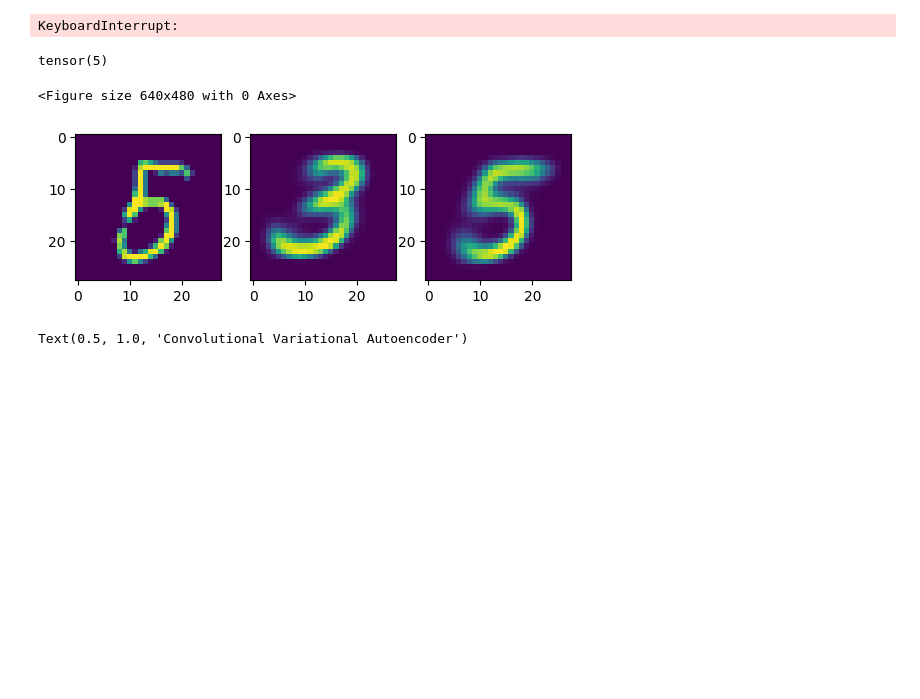
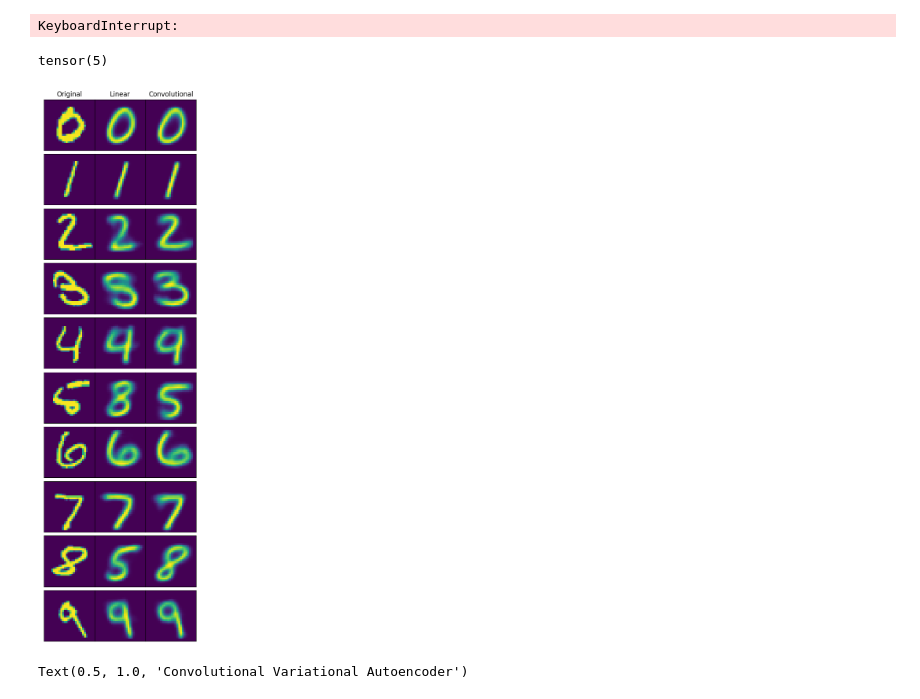
Before and after one commit to stojl/pml_exam, a Jupyter notebook: main.ipynb, the cells around one changed output. Drawn from its saved outputs; the diff is of its cells as text; code cells hidden in the pictures; blank space fills up the shorter version.

```diff
--- a/main.ipynb
+++ b/main.ipynb
@@ -55,31 +55,46 @@ from TrainedVAE import TrainedConvVAE
 import torch
 import numpy
 import matplotlib.pyplot as plt
-# %%
-ttest = nn.MaxPool2d(1)
-
-import TrainedVAE
-train_loader, test_loader = dataloader.setup_data_loaders(batch_size=100, use_cuda=False)
-inputs, classes = next(iter(test_loader))
-z_mean, z_scale = TrainedVAE.TrainedLinearVAE.encoder(inputs)
-z_mean2, z_scale2 = TrainedVAE.TrainedConvVAE.encoder(inputs)
-k = 45
-s = TrainedVAE.TrainedLinearVAE.decoder(z_mean[k]).detach().numpy().reshape(28, 28)
-s2 = TrainedVAE.TrainedConvVAE.decoder(z_mean2[k]).detach().view(1, 1, 28, 28)
-s2 = ttest(s2).view(28, 28).numpy()
-print(classes[k])
-
-plt.figure()
-
-f, ax = plt.subplots(1, 3)
-ax[1].imshow(s)
-ax[0].imshow(inputs[k].numpy().reshape(28, 28))
-ax[2].imshow(s2)
-plt.show()
-# %% [output]
-tensor(5)
-<Figure size 640x480 with 0 Axes>
-[figure, removed]
+# %%
+ttest = nn.MaxPool2d(1)
+
+import TrainedVAE
+train_loader, test_loader = dataloader.setup_data_loaders(batch_size=100, use_cuda=False)
+inputs, classes = next(iter(test_loader))
+z_mean, z_scale = TrainedVAE.TrainedLinearVAE.encoder(inputs)
+z_mean2, z_scale2 = TrainedVAE.TrainedConvVAE.encoder(inputs)
+k = 45
+s = TrainedVAE.TrainedLinearVAE.decoder(z_mean).detach().view(-1, 28, 28)
+s2 = TrainedVAE.TrainedConvVAE.decoder(z_mean2).detach().view(-1, 28, 28)
+print(classes[k])
+
+numlin = s[[3, 2, 1, 18, 4, 8, 11, 0, 61, 7]]
+numconv = s2[[3, 2, 1, 18, 4, 8, 11, 0, 61, 7]]
+numinput = inputs[[3, 2, 1, 18, 4, 8, 11, 0, 61, 7]].view(-1, 28, 28)
+
+fig, ax = plt.subplots(10, 3, figsize=(5, 18))
+
+for idx, a in enumerate(ax):
+    if(idx == 0):
+        a[0].set_title("Original")
+        a[1].set_title("Linear")
+        a[2].set_title("Convolutional")
+    a[0].imshow(numinput[idx])
+    a[0].get_xaxis().set_visible(False)
+    a[0].get_yaxis().set_visible(False)
+    a[0].set_aspect('equal')
+    a[1].imshow(numlin[idx])
+    a[1].get_xaxis().set_visible(False)
+    a[1].get_yaxis().set_visible(False)
+    a[2].imshow(numconv[idx])
+    a[1].set_aspect('equal')
+    a[2].get_xaxis().set_visible(False)
+    a[2].get_yaxis().set_visible(False)
+    a[2].set_aspect('equal')
+plt.subplots_adjust(wspace=0, hspace=0)
+# %% [output]
+tensor(5)
+[figure, added]
 # %%
 import seaborn as sns
 import TrainedVAE
```
Also changed, not shown: 1 other file.
